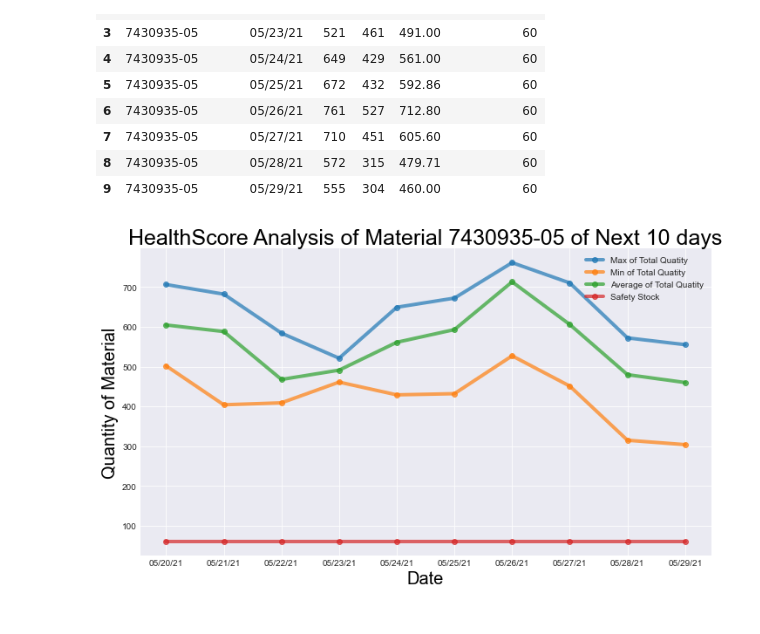
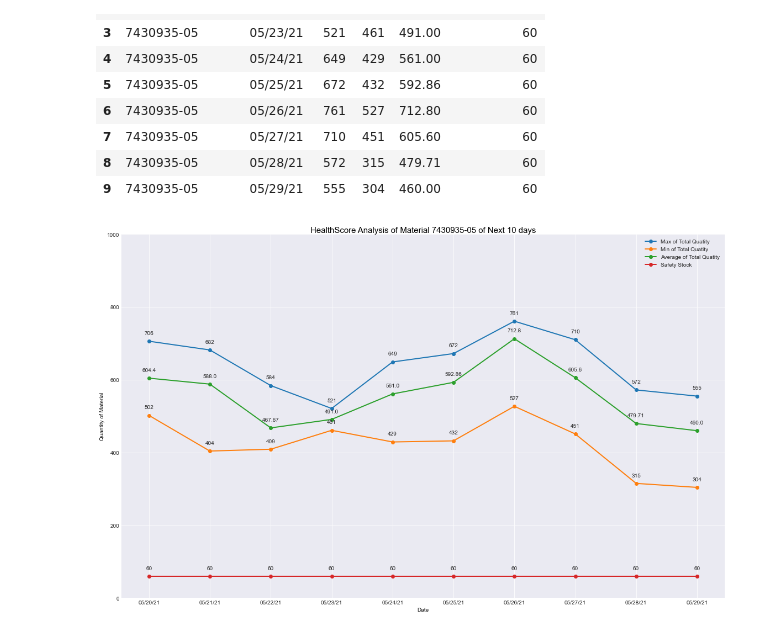
Before and after one commit to pankeshpatel/bmw-material-planner-assistant, a Jupyter notebook: backend/health score.ipynb, the cells around one changed output. Saved outputs shown, nothing was run; the diff lists cells and outputs as text; code cells hidden in the pictures.

Commit message:
added an algorithm that details each instance of total quantity

```diff
--- a/backend/health score.ipynb
+++ b/backend/health score.ipynb
@@ -22,38 +22,81 @@ dataframe
 font = {
         'color':  'black',
         'weight': '10',
-        'size': 20,
+        'size': 10,
         }
 
 
 # Create figure
-fig = plt.figure(figsize=(10, 6))
+fig = plt.figure(figsize=(16, 10))
 
 # Plot time series
-plt.plot(dataframe['demand_date'], dataframe['max'], marker='o', label='Max of Total Quatity', linewidth=4, alpha=0.7)
-plt.plot(dataframe['demand_date'], dataframe['min'], marker='o', label='Min of Total Quatity', linewidth=4, alpha=0.7)
-plt.plot(dataframe['demand_date'], dataframe['mean'], marker='o', label='Average of Total Quatity', linewidth=4, alpha=0.7)
-plt.plot(dataframe['demand_date'], dataframe['safety stock'], marker='o', label='Safety Stock', linewidth=4, alpha=0.7)
+plt.plot(dataframe['demand_date'], dataframe['max'], marker='o', label='Max of Total Quatity', linewidth=2)
+plt.plot(dataframe['demand_date'], dataframe['min'], marker='o', label='Min of Total Quatity', linewidth=2)
+plt.plot(dataframe['demand_date'], dataframe['mean'], marker='o', label='Average of Total Quatity', linewidth=2)
+plt.plot(dataframe['demand_date'], dataframe['safety stock'], marker='o', label='Safety Stock', linewidth=2)
 
 
 plt.title(label = 'HealthScore Analysis of Material {} of Next 10 days'.format(dataframe['material'][0]),
-         fontsize=25,
+         fontsize=15,
          color="black",
          pad='2.0',
          fontweight=10,
          loc="center")
 
 plt.xlabel('Date', fontdict=font)
 plt.ylabel('Quantity of Material', fontdict=font)
 
 # # Add legend
 plt.legend(loc='best')
 
+plt.ylim(0,1000)
+
+
+index = dataframe['demand_date']
+max = dataframe['max']
+min = dataframe['min']
+mean = dataframe['mean']
+safety_stock = dataframe['safety stock']
+
+# max
+for x, y in zip(index, max):
+    label = y
+    plt.annotate(label, (x, y),
+                 xycoords="data",
+                 textcoords="offset points",
+                 xytext=(0, 12), ha="center")
+
+
+# min
+for x, y in zip(index, min):
+    label = y
+    plt.annotate(label, (x, y),
+                 xycoords="data",
+                 textcoords="offset points",
+                 xytext=(0, 12), ha="center")
+
+# mean
+for x, y in zip(index, mean):
+    label = y
+    plt.annotate(label, (x, y),
+                 xycoords="data",
+                 textcoords="offset points",
+                 xytext=(0, 12), ha="center")
+
+
+# safety_stock
+for x, y in zip(index, safety_stock):
+    label = y
+    plt.annotate(label, (x, y),
+                 xycoords="data",
+                 textcoords="offset points",
+                 xytext=(0, 12), ha="center")
+
 
 # # Auto space
 plt.tight_layout()
 
 # # Display plot
 plt.show()
 # %% [output]
-[figure, old version]
+[figure, new version]
```
Also changed, not shown: parts of 4 cells of this notebook.
